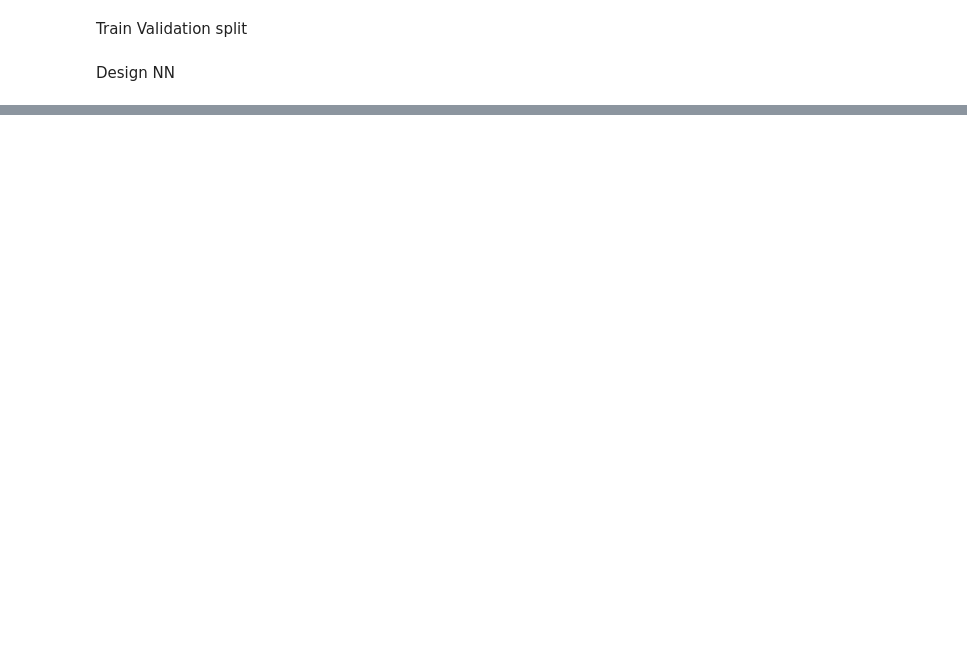
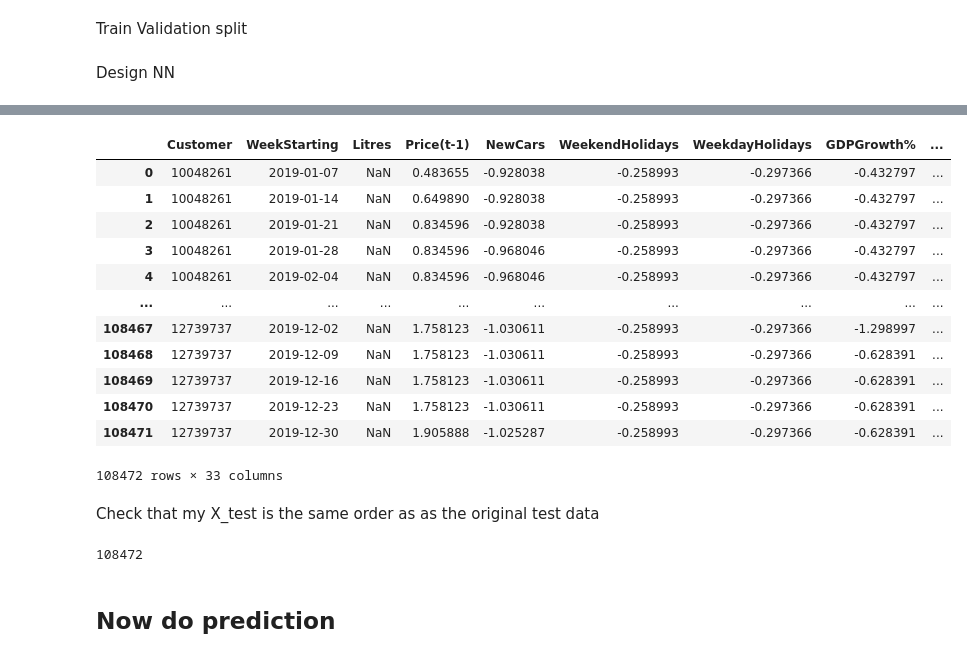
Before and after one commit to feyzijan/ShellDatathon, a Jupyter notebook: NeuralNet.ipynb, the cells around one changed output, grey strips where cells are left out. Drawn from its saved outputs; the diff is of its cells as text; code cells hidden in the pictures; blank space fills up the shorter version.

```diff
--- a/NeuralNet.ipynb
+++ b/NeuralNet.ipynb
@@ -135,0 +147,18 @@ X_test[:1]
+# %%
+df_test
+# %% [output]
+|  | Customer | WeekStarting | Litres | Price(t-1) | NewCars | WeekendHolidays | WeekdayHolidays | GDPGrowth% | ... |
+| 0 | 10048261 | 2019-01-07 | NaN | 0.483655 | -0.928038 | -0.258993 | -0.297366 | -0.432797 | ... |
+| 1 | 10048261 | 2019-01-14 | NaN | 0.649890 | -0.928038 | -0.258993 | -0.297366 | -0.432797 | ... |
+| 2 | 10048261 | 2019-01-21 | NaN | 0.834596 | -0.928038 | -0.258993 | -0.297366 | -0.432797 | ... |
+| 3 | 10048261 | 2019-01-28 | NaN | 0.834596 | -0.968046 | -0.258993 | -0.297366 | -0.432797 | ... |
+| 4 | 10048261 | 2019-02-04 | NaN | 0.834596 | -0.968046 | -0.258993 | -0.297366 | -0.432797 | ... |
+| ... | ... | ... | ... | ... | ... | ... | ... | ... | ... |
+| 108467 | 12739737 | 2019-12-02 | NaN | 1.758123 | -1.030611 | -0.258993 | -0.297366 | -1.298997 | ... |
+| 108468 | 12739737 | 2019-12-09 | NaN | 1.758123 | -1.030611 | -0.258993 | -0.297366 | -0.628391 | ... |
+| 108469 | 12739737 | 2019-12-16 | NaN | 1.758123 | -1.030611 | -0.258993 | -0.297366 | -0.628391 | ... |
+| 108470 | 12739737 | 2019-12-23 | NaN | 1.758123 | -1.030611 | -0.258993 | -0.297366 | -0.628391 | ... |
+| 108471 | 12739737 | 2019-12-30 | NaN | 1.905888 | -1.025287 | -0.258993 | -0.297366 | -0.628391 | ... |
+108472 rows × 33 columns
+# %% [markdown]
+Check that my X_test is the same order as as the original test data
@@ -136 +167,7 @@ X_test[:1]
+# %%
+(df_test_og.Customer == df_test.Customer).sum()
+# %% [output]
+108472
+# %% [markdown]
+## Now do prediction
 # %%
```
Also changed, not shown: parts of 28 cells of this notebook, 10 other files.
